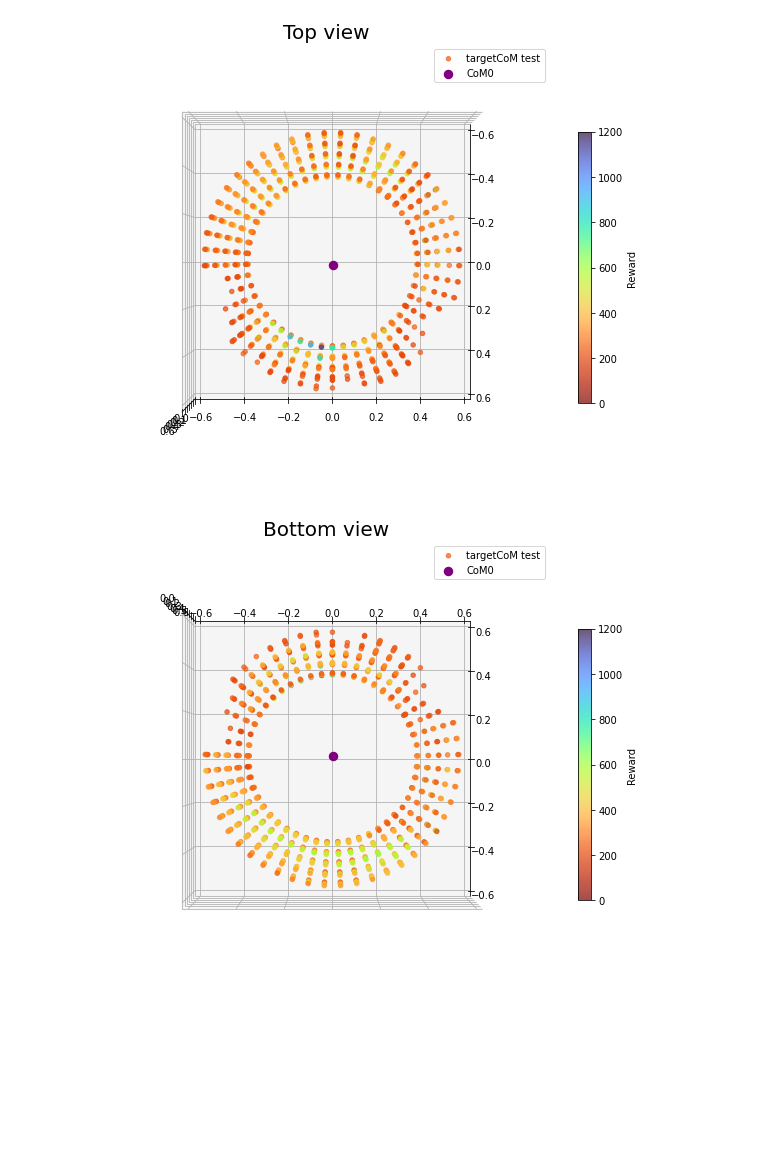
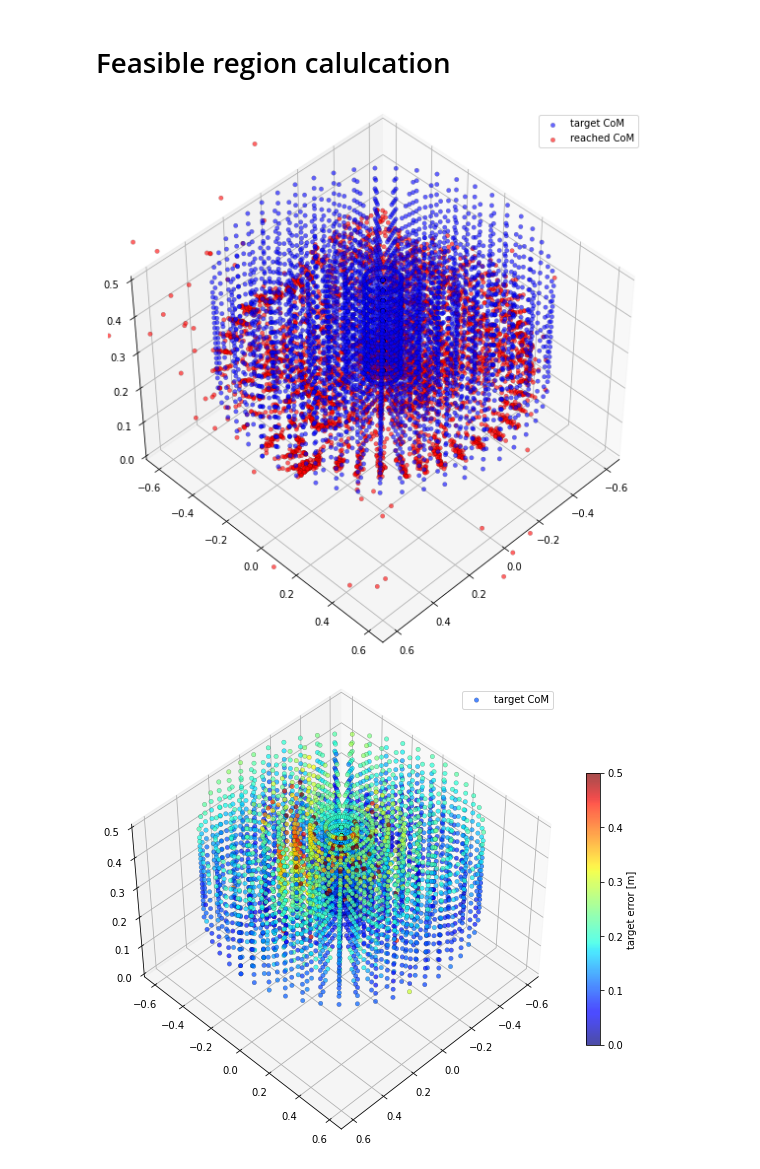
Before and after one commit to jprogrammer13/jumpleg_rl, a Jupyter notebook: utils/feasible_region.ipynb, the cells around one changed output. Cells and saved outputs as stored; diff of their text form; code cells hidden in the pictures; blank space fills up the shorter version.

Commit message:
Added feasible reagion plotsconda activate jumpleg

```diff
--- a/utils/feasible_region.ipynb
+++ b/utils/feasible_region.ipynb
@@ -86,2 +18,0 @@ ax.legend()
-# %%
-idx = rewards.flatten() >= 200
@@ -92,12 +18,0 @@ feasible_region = target_points[idx,:]
-# %%
-fig = fig = plt.figure(figsize=(10,10))
-ax = fig.add_subplot(projection='3d')
-ax.set_xlim(-.6,.6)
-ax.set_ylim(-.6,.6)
-ax.set_zlim(-.6,.6)
-ax.view_init(45,45)
-feasible_reward = ax.scatter(feasible_region[:,0],feasible_region[:,1],feasible_region[:,2],c=feaseble_rewards, alpha=0.7, cmap=cmap, norm=norm, label="targetCoM test")
-ax.scatter(1.30300000e-02,  2.29000000e-03,  2.52520000e-01,linewidths=5,color="purple", label="CoM0")
-cbar = plt.colorbar(feasible_reward,shrink=0.5)
-cbar.set_label("Reward")
-ax.legend()
@@ -107,32 +19,2 @@ ax.legend()
-# %%
-fig = fig = plt.figure(figsize=(10,10))
-ax = fig.add_subplot(projection='3d')
-ax.set_xlim(-.6,.6)
-ax.set_ylim(-.6,.6)
-ax.set_zlim(0,.6)
-ax.view_init(azim=0,elev=90)
-feasible_reward = ax.scatter(feasible_region[:,0],feasible_region[:,1],feasible_region[:,2],c=feaseble_rewards, alpha=0.7, cmap=cmap, norm=norm, label="targetCoM test")
-ax.scatter(1.30300000e-02,  2.29000000e-03,  2.52520000e-01,linewidths=5,color="purple", label="CoM0")
-cbar = plt.colorbar(feasible_reward,shrink=0.5)
-cbar.set_label("Reward")
-ax.legend()
-ax.set_title("Top view",fontsize=20)
-fig.show()
-# %% [output]
-[figure, removed]
-# %%
-fig = fig = plt.figure(figsize=(10,10))
-ax = fig.add_subplot(projection='3d')
-ax.set_xlim(-.6,.6)
-ax.set_ylim(-.6,.6)
-ax.set_zlim(0,.6)
-ax.view_init(azim=0,elev=-90)
-feasible_reward = ax.scatter(feasible_region[:,0],feasible_region[:,1],feasible_region[:,2],c=feaseble_rewards, alpha=0.7, cmap=cmap, norm=norm, label="targetCoM test")
-ax.scatter(1.30300000e-02,  2.29000000e-03,  2.52520000e-01,linewidths=5,color="purple", label="CoM0")
-cbar = plt.colorbar(feasible_reward,shrink=0.5)
-cbar.set_label("Reward")
-ax.legend()
-ax.set_title("Bottom view",fontsize=20)
-fig.show()
-# %% [output]
-[figure, removed]
+# %% [markdown]
+# Feasible region calulcation
@@ -138,0 +93,6 @@ fig.show()
+# %%
+test = [4999,9999,19999,'latest']
+perc_point = [feasible_region(epoch,cmap,norm,cmap2,norm2) for epoch in test]
+# %% [output]
+[figure, added]
+[figure, added]
```
Also changed, not shown: parts of 22 cells of this notebook, 15 other files.
